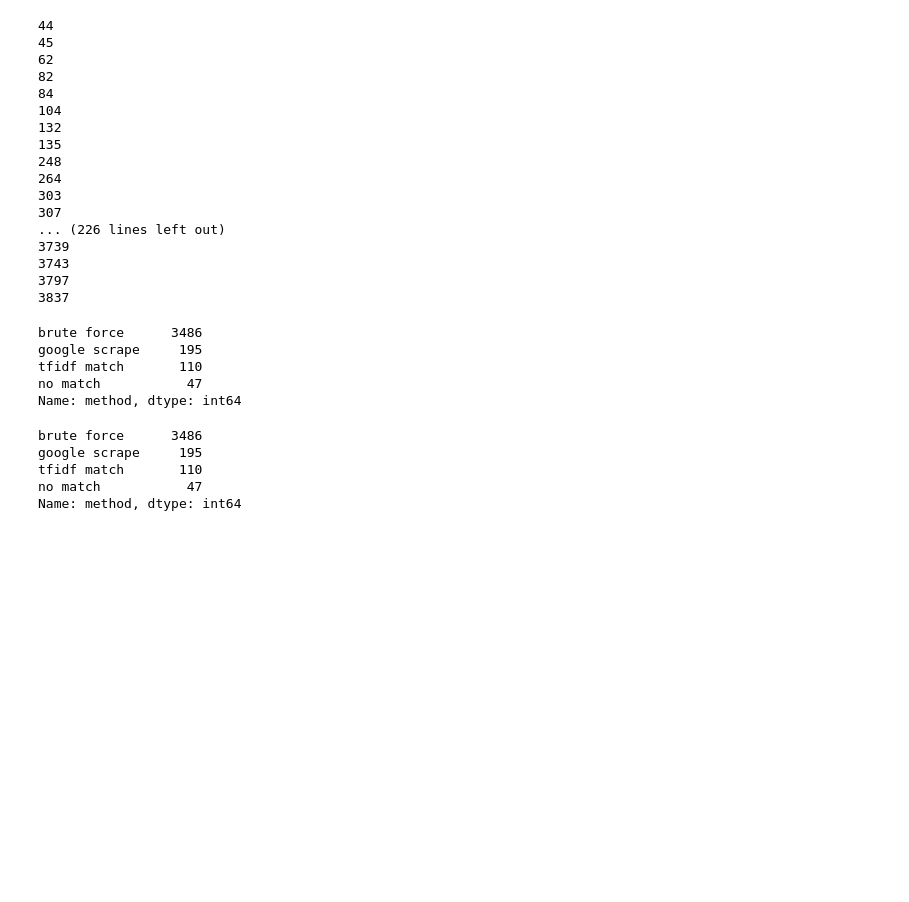
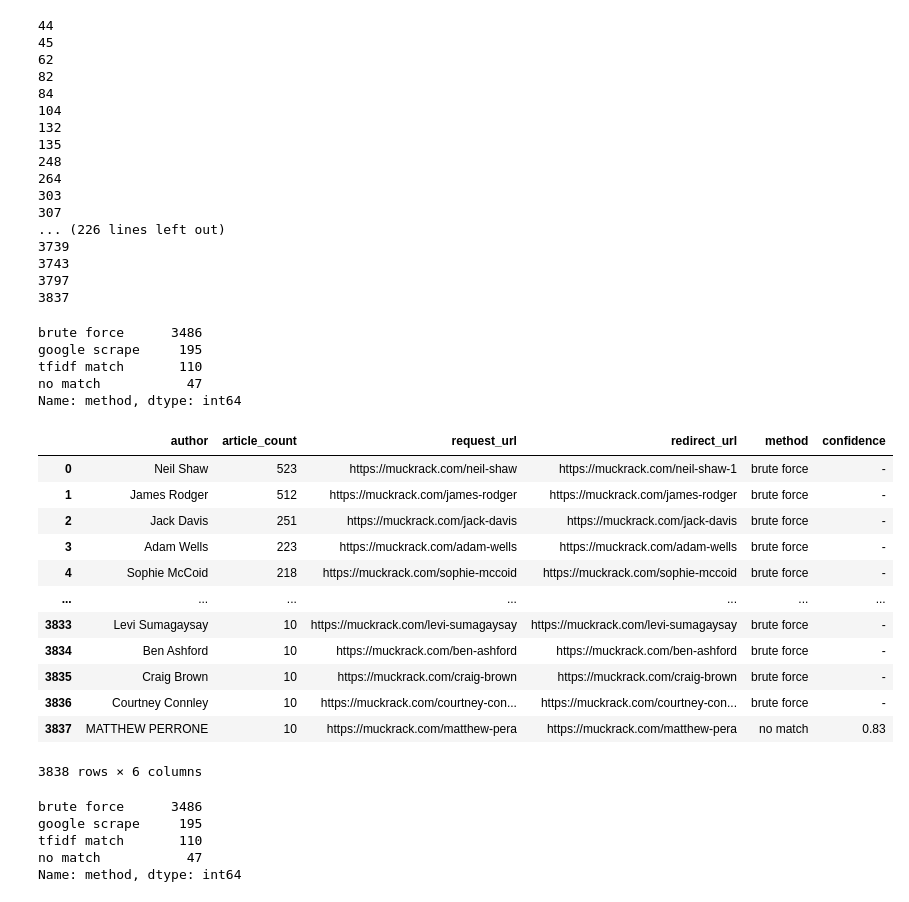
Before and after one commit to rubyruins/pressmatch, a Jupyter notebook: Week 2/v5.ipynb, the cells around one changed output. Drawn from its saved outputs; the diff is of its cells as text; code cells hidden in the pictures; blank space fills up the shorter version.

```diff
--- a/Week 2/v5.ipynb
+++ b/Week 2/v5.ipynb
@@ -179,6 +179,22 @@ data.to_pickle('../Data/all_muckrack_links.pkl')
 # %%
 with open('../Data/all_muckrack_links.pkl', 'rb') as f:
     data = pickle.load(f)
+# %%
+data
+# %% [output]
+|  | author | article_count | request_url | redirect_url | method | confidence |
+| 0 | Neil Shaw | 523 | https://muckrack.com/neil-shaw | https://muckrack.com/neil-shaw-1 | brute force | - |
+| 1 | James Rodger | 512 | https://muckrack.com/james-rodger | https://muckrack.com/james-rodger | brute force | - |
+| 2 | Jack Davis | 251 | https://muckrack.com/jack-davis | https://muckrack.com/jack-davis | brute force | - |
+| 3 | Adam Wells | 223 | https://muckrack.com/adam-wells | https://muckrack.com/adam-wells | brute force | - |
+| 4 | Sophie McCoid | 218 | https://muckrack.com/sophie-mccoid | https://muckrack.com/sophie-mccoid | brute force | - |
+| ... | ... | ... | ... | ... | ... | ... |
+| 3833 | Levi Sumagaysay | 10 | https://muckrack.com/levi-sumagaysay | https://muckrack.com/levi-sumagaysay | brute force | - |
+| 3834 | Ben Ashford | 10 | https://muckrack.com/ben-ashford | https://muckrack.com/ben-ashford | brute force | - |
+| 3835 | Craig Brown | 10 | https://muckrack.com/craig-brown | https://muckrack.com/craig-brown | brute force | - |
+| 3836 | Courtney Connley | 10 | https://muckrack.com/courtney-con... | https://muckrack.com/courtney-con... | brute force | - |
+| 3837 | MATTHEW PERRONE | 10 | https://muckrack.com/matthew-pera | https://muckrack.com/matthew-pera | no match | 0.83 |
+3838 rows × 6 columns
 # %%
 data.method.value_counts()
 # %% [output]
```
